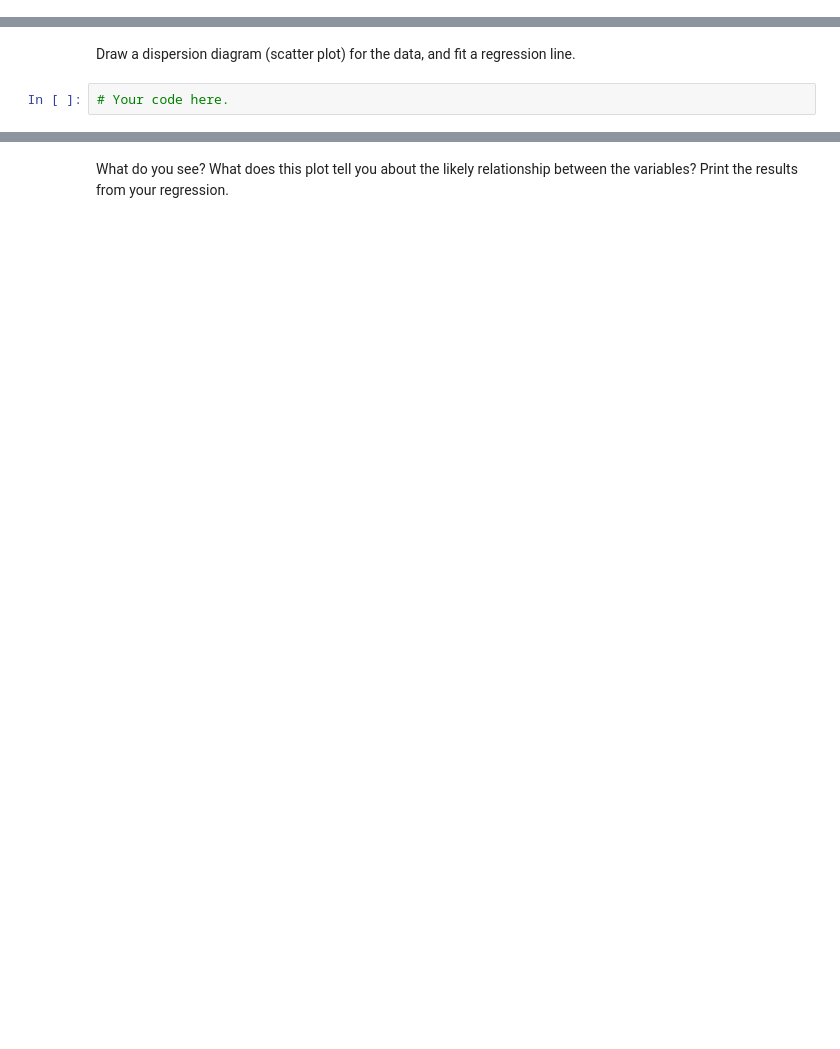
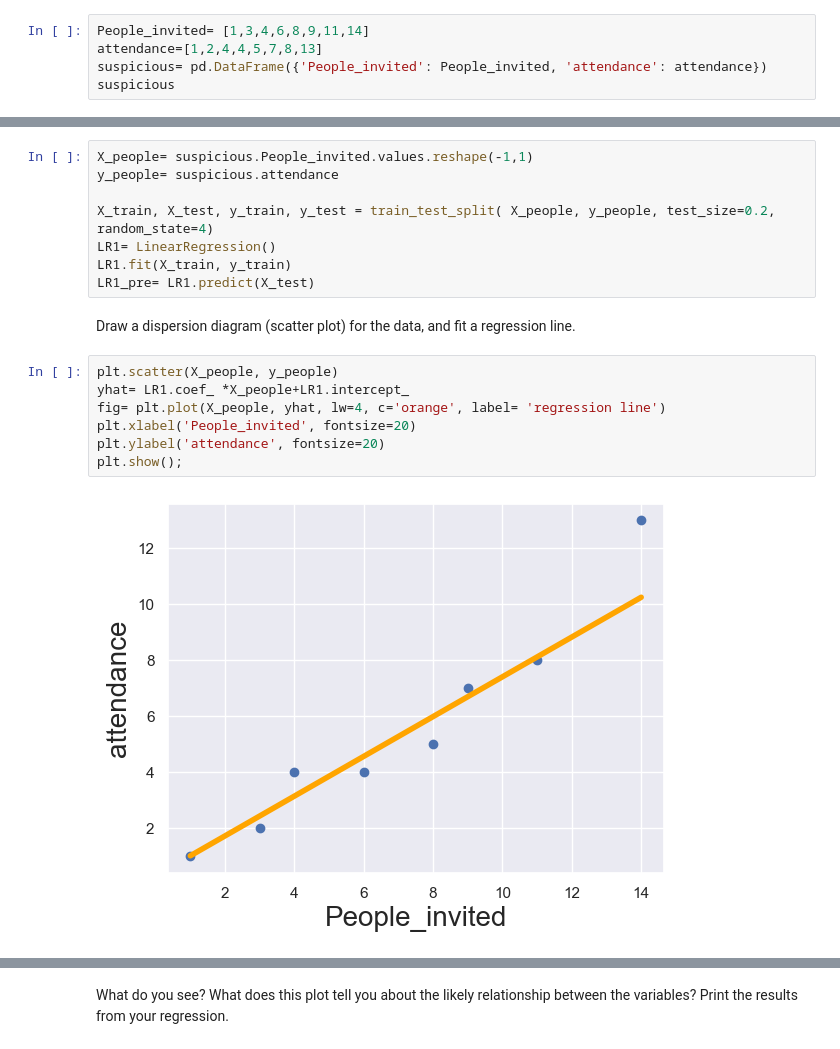
Before and after one commit to Hector1993prog/7.3-lab_regression_analysis, a Jupyter notebook: your-code.ipynb, the cells around one changed output, grey strips where cells are left out. Saved outputs shown, nothing was run; the diff lists cells and outputs as text; blank space fills up the shorter version.

```diff
--- a/your-code.ipynb
+++ b/your-code.ipynb
@@ -245,0 +279,5 @@ First, build a dataframe with the data.
+# %%
+People_invited= [1,3,4,6,8,9,11,14]
+attendance=[1,2,4,4,5,7,8,13]
+suspicious= pd.DataFrame({'People_invited': People_invited, 'attendance': attendance})
+suspicious
@@ -246,4 +294,19 @@ First, build a dataframe with the data.
+# %%
+X_people= suspicious.People_invited.values.reshape(-1,1)
+y_people= suspicious.attendance
+
+X_train, X_test, y_train, y_test = train_test_split( X_people, y_people, test_size=0.2, random_state=4)
+LR1= LinearRegression()
+LR1.fit(X_train, y_train)
+LR1_pre= LR1.predict(X_test)
 # %% [markdown]
 Draw a dispersion diagram (scatter plot) for the data, and fit a regression line.
-# %%
-# Your code here.
+# %%
+plt.scatter(X_people, y_people)
+yhat= LR1.coef_ *X_people+LR1.intercept_
+fig= plt.plot(X_people, yhat, lw=4, c='orange', label= 'regression line')
+plt.xlabel('People_invited', fontsize=20)
+plt.ylabel('attendance', fontsize=20)
+plt.show();
+# %% [output]
+[figure, added]
```
Also changed, not shown: parts of 22 cells of this notebook.
